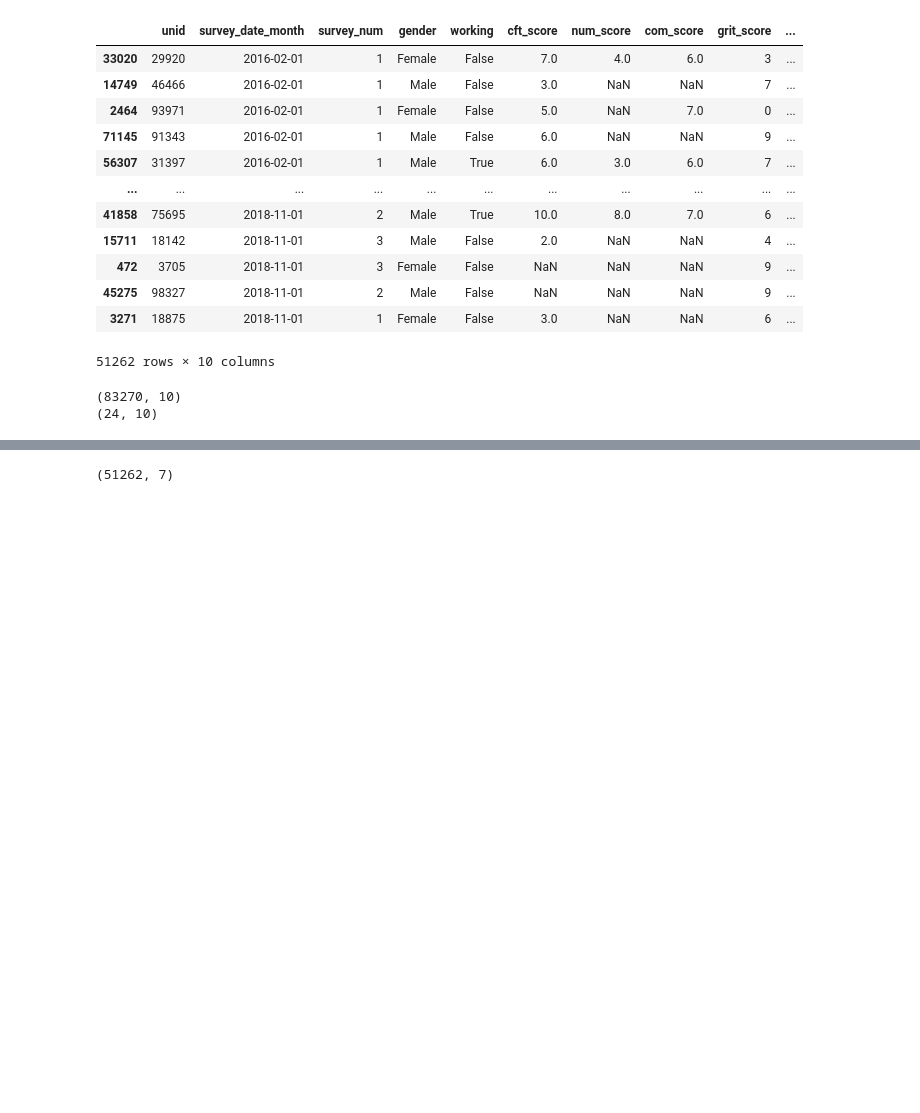
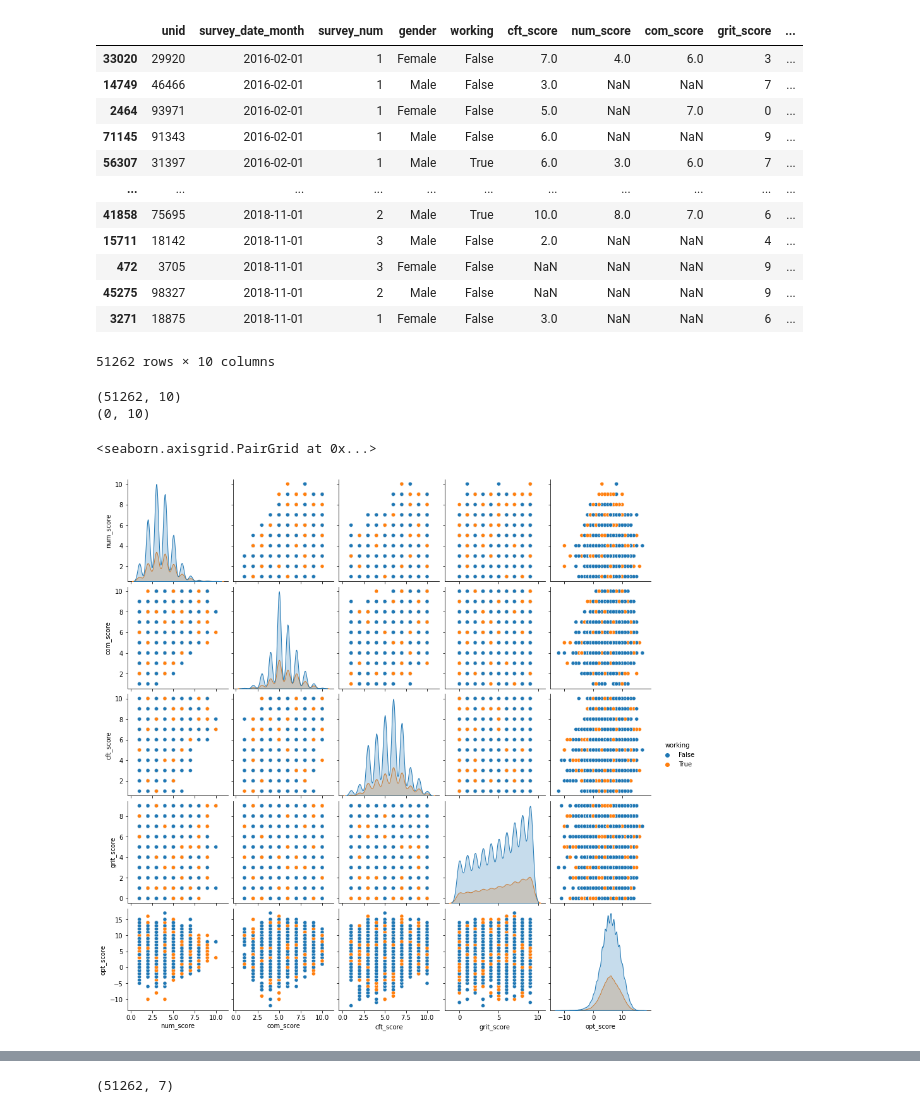
Before and after one commit to smmarjaei/iX_Harambee_Impact_Project, a Jupyter notebook: nick attempt 1.ipynb, the cells around one changed output, grey strips where cells are left out. Cells and saved outputs as stored; diff of their text form; code cells hidden in the pictures; blank space fills up the shorter version.

```diff
--- a/nick attempt 1.ipynb
+++ b/nick attempt 1.ipynb
@@ -172,8 +172,8 @@ grit_score               0
 opt_score            27571
 dtype: int64
 # %%
-data_clean = df.sort_values(by="survey_date_month").drop_duplicates(subset=["unid"], keep="last")
-data_clean
+df_new = df.sort_values(by="survey_date_month").drop_duplicates(subset=["unid"], keep="last")
+df_new
 # %% [output]
 |  | unid | survey_date_month | survey_num | gender | working | cft_score | num_score | com_score | grit_score | ... |
 | 33020 | 29920 | 2016-02-01 | 1 | Female | False | 7.0 | 4.0 | 6.0 | 3 | ... |
@@ -189,12 +189,12 @@ data_clean
 | 3271 | 18875 | 2018-11-01 | 1 | Female | False | 3.0 | NaN | NaN | 6 | ... |
 51262 rows × 10 columns
 # %%
-print(df.shape)
+print(df_new.shape)
 
 # Rows containing duplicate data
-duplicate_rows_df = df[df.duplicated()]
+duplicate_rows_df = df_new[df_new.duplicated()]
 
 print(duplicate_rows_df.shape)
 # %% [output]
-(83270, 10)
-(24, 10)
+(51262, 10)
+(0, 10)
@@ -200,0 +205,5 @@ print(duplicate_rows_df.shape)
+# %%
+sns.pairplot(df_new, hue ='working')
+# %% [output]
+<seaborn.axisgrid.PairGrid at 0x...>
+[figure, added]
```
Also changed, not shown: parts of 6 cells of this notebook.
